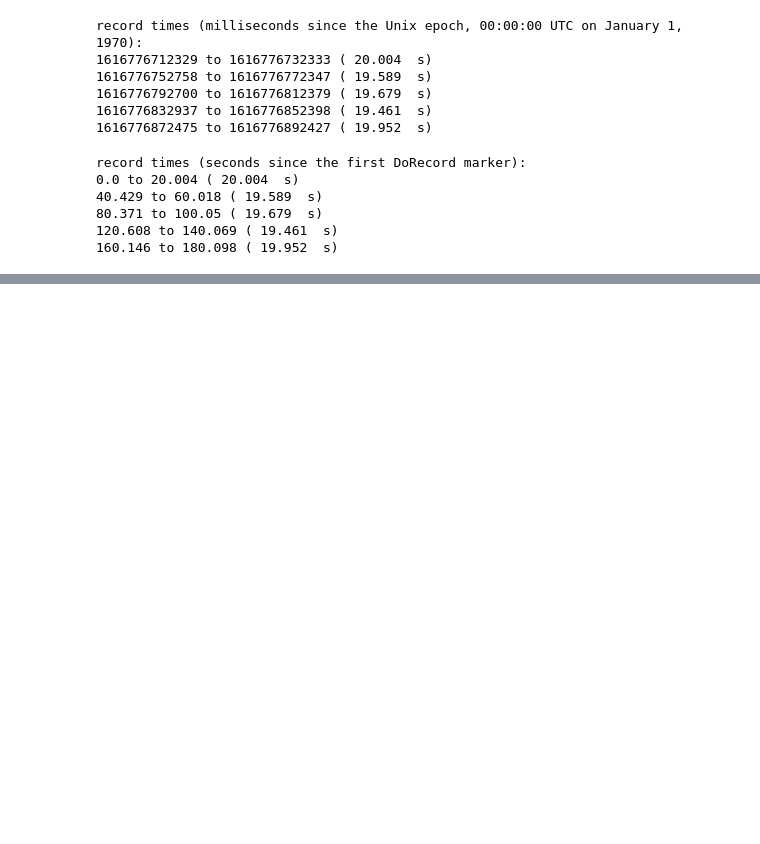
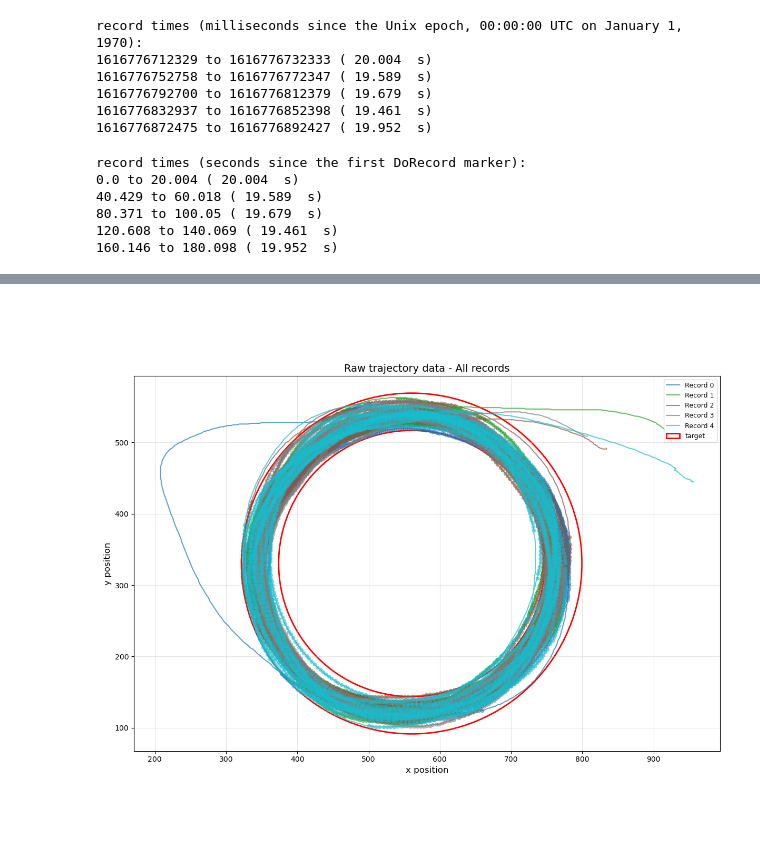
Before and after one commit to AlexisLag-student/IEAP-CircularTask, a Jupyter notebook: CircularTask.ipynb, the cells around one changed output, grey strips where cells are left out. Drawn from its saved outputs; the diff is of its cells as text; code cells hidden in the pictures; blank space fills up the shorter version.

Commit message:
Update CircularTask.ipynb
test pour alexis

```diff
--- a/CircularTask.ipynb
+++ b/CircularTask.ipynb
@@ -224,0 +436,53 @@ record times (seconds since the first DoRecord marker):
+# %%
+# Créer la figure avec tous les records
+fig, ax = plt.subplots(figsize=(12, 10))
+
+# Couleurs différentes pour chaque record
+colors = plt.cm.tab10(np.linspace(0, 1, len(records)))
+
+for i, record in enumerate(records):
+    mx = record['mouseX']
+    my = record['mouseY']
+    mit = record['mouseInTarget']
+
+    # Tracer la trajectoire de ce record
+    ax.plot(mx, my, '-', linewidth=1.5, color=colors[i],
+            label=f'Record {i}', alpha=0.7)
+
+    # Marquer les points à l'intérieur de la cible pour ce record
+    inside_mask = mit == 1
+    if np.any(inside_mask):
+        ax.scatter(mx[inside_mask], my[inside_mask],
+                   c=[colors[i]], s=20, alpha=0.5, zorder=3)
+
+# Dessiner la cible (en utilisant le premier record pour estimer)
+first_record = records[0]
+inside_mask = first_record['mouseInTarget'] == 1
+if np.any(inside_mask):
+    center_x = np.mean(first_record['mouseX'][inside_mask])
+    center_y = np.mean(first_record['mouseY'][inside_mask])
+
+    distances = np.sqrt((first_record['mouseX'][inside_mask] - center_x)**2 +
+                       (first_record['mouseY'][inside_mask] - center_y)**2)
+    outer_radius = np.max(distances)
+    inner_radius = np.min(distances)
+
+    circle_outer = plt.Circle((center_x, center_y), outer_radius,
+                             color='red', fill=False, linewidth=2, label='target')
+    circle_inner = plt.Circle((center_x, center_y), inner_radius,
+                             color='red', fill=False, linewidth=2)
+    ax.add_patch(circle_outer)
+    ax.add_patch(circle_inner)
+
+# Configuration du graphique
+ax.set_xlabel('x position', fontsize=12)
+ax.set_ylabel('y position', fontsize=12)
+ax.set_title('Raw trajectory data - All records', fontsize=14)
+ax.legend(loc='upper right', fontsize=9)
+ax.grid(True, alpha=0.3)
+ax.set_aspect('equal')
+
+plt.tight_layout()
+plt.show()
+# %% [output]
+[figure, added]
```
Also changed, not shown: parts of 6 cells of this notebook.
